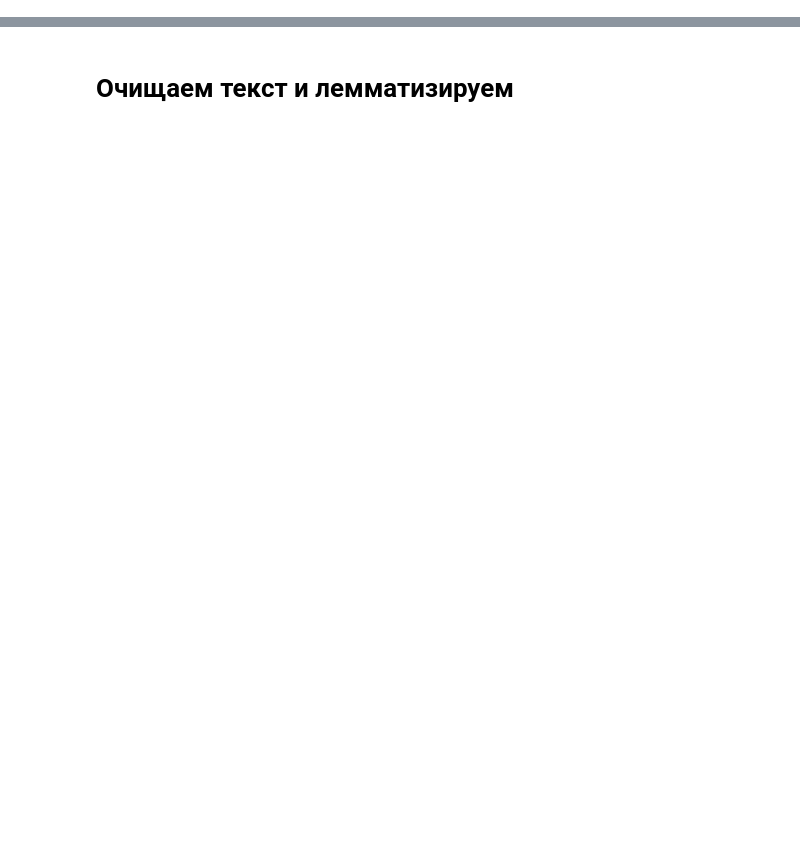
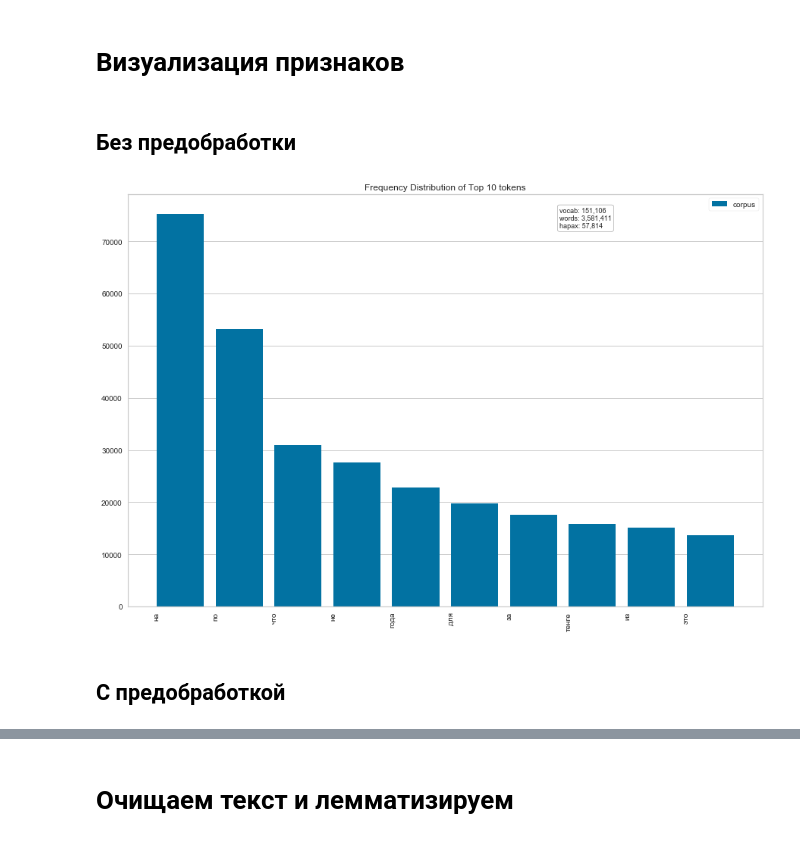
Before and after one commit to sureepoup/Sentiment_analysis_of_news_articles, a Jupyter notebook: Data_sentiment.ipynb, the cells around one changed output, grey strips where cells are left out. Cells and saved outputs as stored; diff of their text form; code cells hidden in the pictures; blank space fills up the shorter version.

```diff
--- a/Data_sentiment.ipynb
+++ b/Data_sentiment.ipynb
@@ -13,8 +30,6 @@ from sklearn.model_selection import cross_val_score,KFold
 # %%
 train = pd.read_json('train.json',encoding = 'UTF-8')
-# дропаем нейтральные отзывы
-train = train[train.sentiment != 'neutral']
-# Заменяем позитивный маркер на 1, негативный на 0
-train['sentiment'] = train['sentiment'].replace(['positive' ,'negative'],[1,0])
+# Заменяем позитивный маркер на 1, негативный на -1, нейтральный на 0
+train['sentiment'] = train['sentiment'].replace(['positive' ,'neutral','negative'],[1,0,-1])
 # задаем целевую переменную
 target = train['sentiment']
@@ -22,0 +57,18 @@ test_data = pd.read_json('test.json',encoding = 'UTF-8')
+# %% [markdown]
+# Визуализация признаков
+# %% [markdown]
+## Без предобработки
+# %%
+from yellowbrick.text.freqdist import FreqDistVisualizer
+from sklearn.feature_extraction.text import CountVectorizer
+
+vectorizer = CountVectorizer()
+docs = vectorizer.fit_transform(train['text'])
+features = vectorizer.get_feature_names()
+visualizer = FreqDistVisualizer(features=features, n= 10, orient = 'v', size=(1080, 720))
+visualizer.fit(docs)
+visualizer.poof()
+# %% [output]
+[figure, added]
+# %% [markdown]
+## С предобработкой
```
Also changed, not shown: parts of 22 cells of this notebook, 2 other files.
